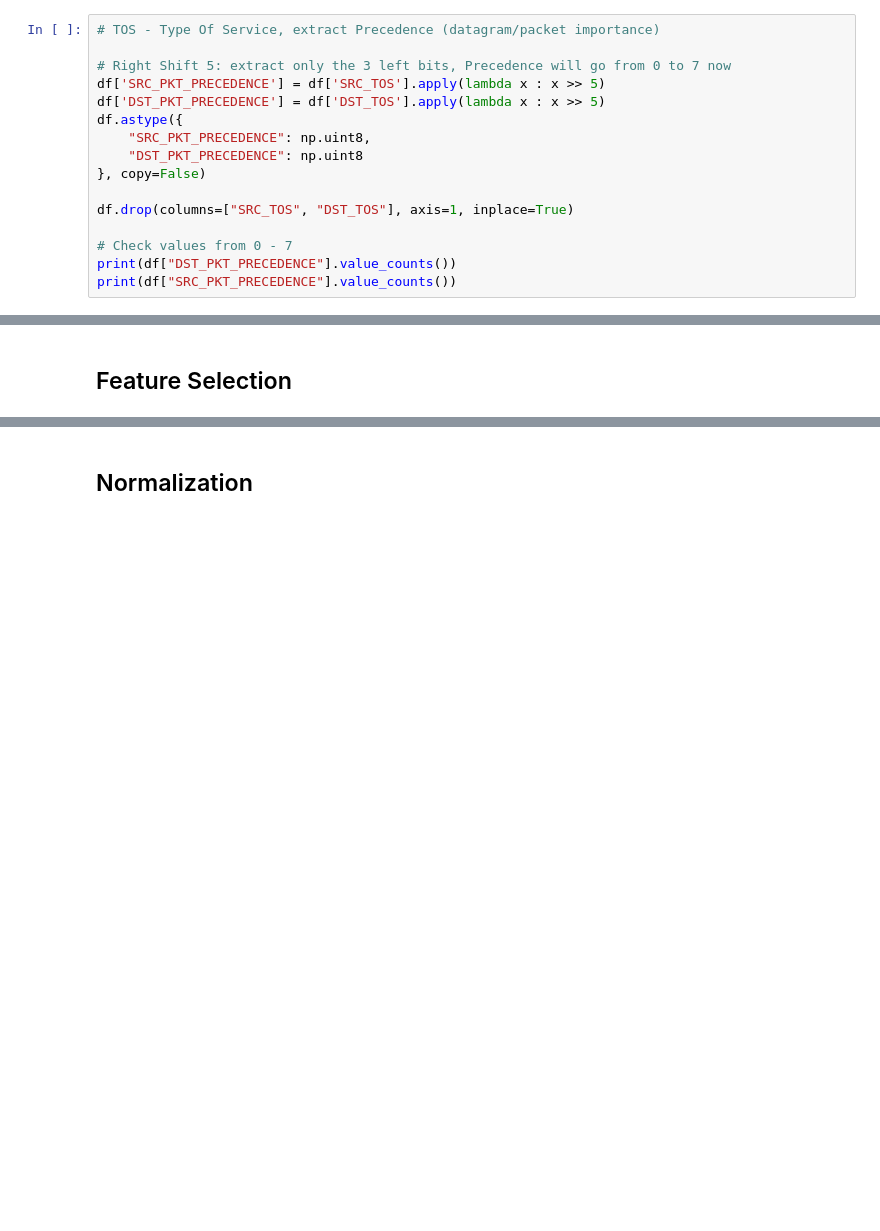
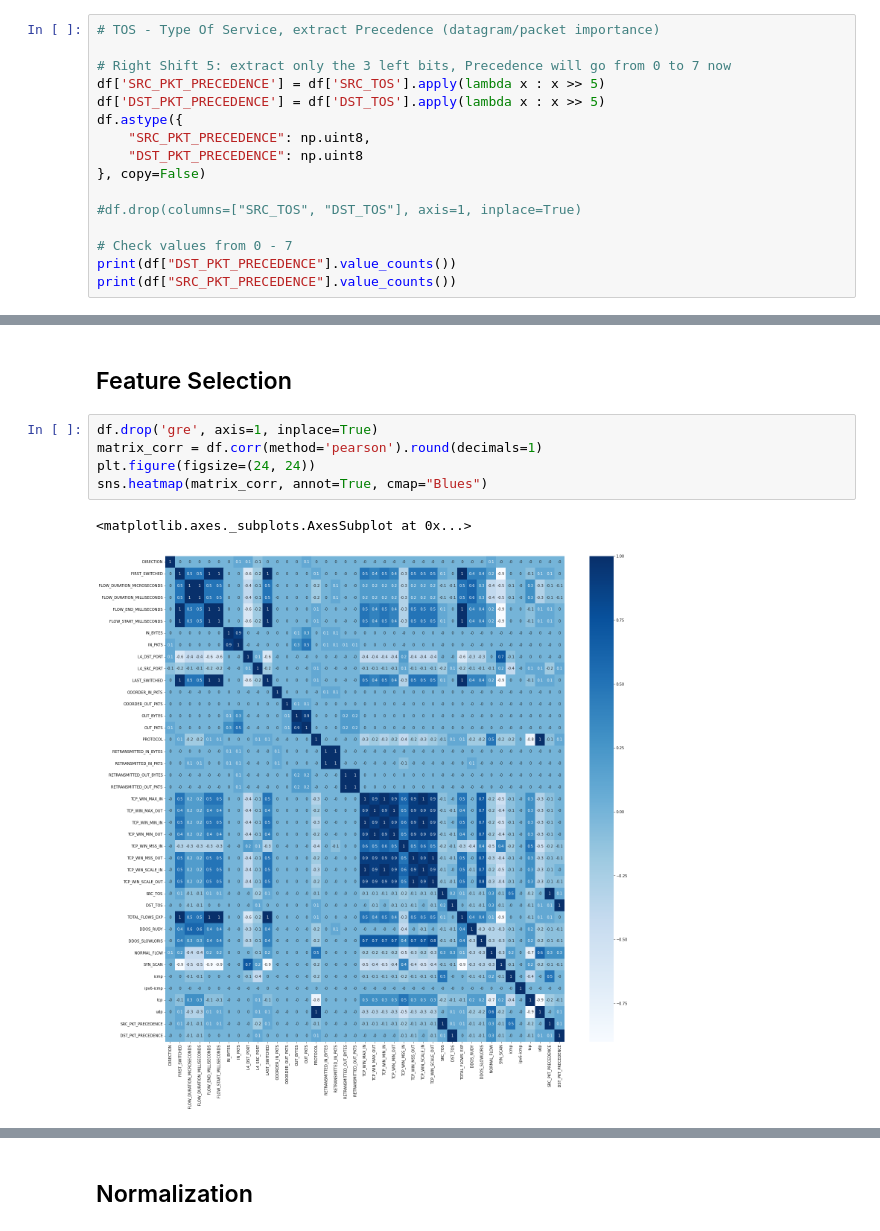
Before and after one commit to gusmendez99/sds-project-1, a Jupyter notebook: Preprocessing.ipynb, the cells around one changed output, grey strips where cells are left out. Cells and saved outputs as stored; diff of their text form; blank space fills up the shorter version.

```diff
--- a/Preprocessing.ipynb
+++ b/Preprocessing.ipynb
@@ -182,7 +183,7 @@ df.astype({
     "DST_PKT_PRECEDENCE": np.uint8
 }, copy=False)
 
-df.drop(columns=["SRC_TOS", "DST_TOS"], axis=1, inplace=True)
+#df.drop(columns=["SRC_TOS", "DST_TOS"], axis=1, inplace=True)
 
 # Check values from 0 - 7
 print(df["DST_PKT_PRECEDENCE"].value_counts())
@@ -274,3 +275,11 @@ plt.bar(names, values)
 [figure]
 # %% [markdown]
 ## Feature Selection
+# %%
+df.drop('gre', axis=1, inplace=True)
+matrix_corr = df.corr(method='pearson').round(decimals=1)
+plt.figure(figsize=(24, 24))
+sns.heatmap(matrix_corr, annot=True, cmap="Blues")
+# %% [output]
+<matplotlib.axes._subplots.AxesSubplot at 0x...>
+[figure, added]
```
Also changed, not shown: parts of 13 cells of this notebook.
